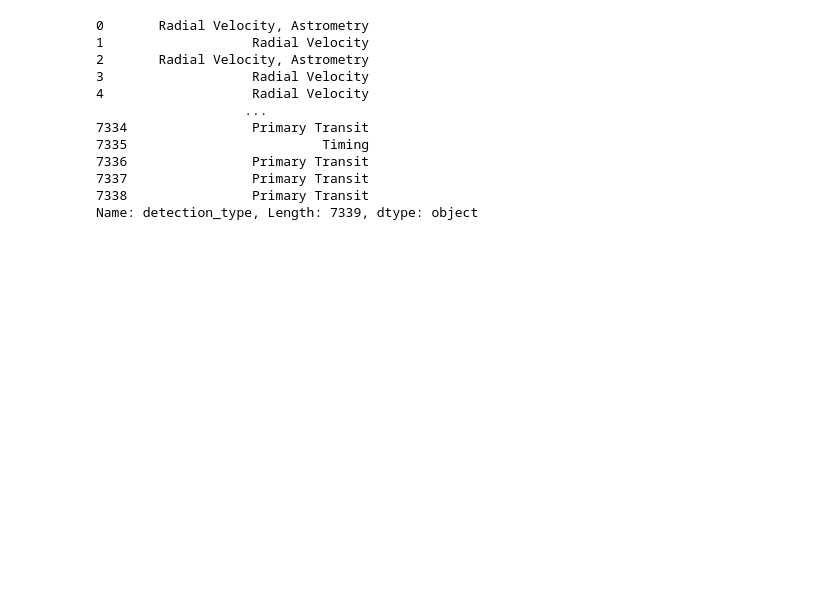
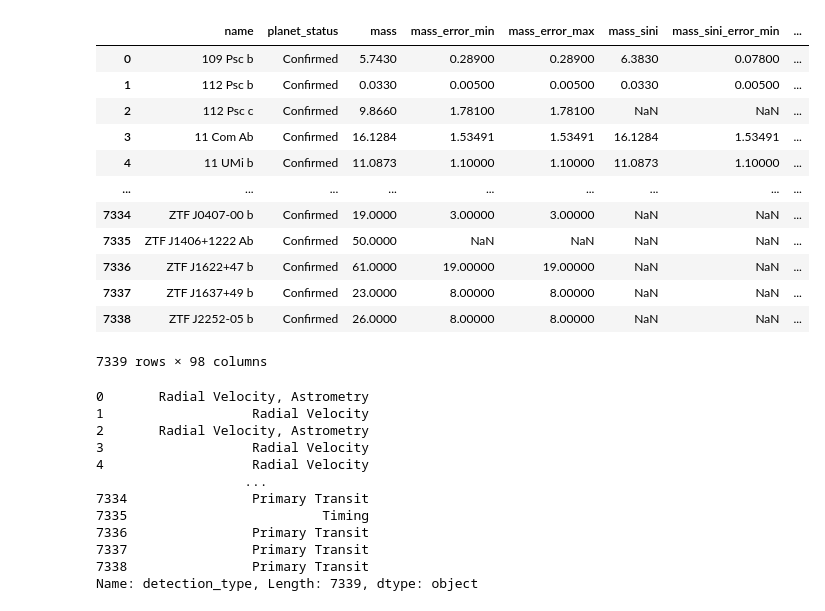
Before and after one commit to anibal-art/Roman_Rubin_NASA, a Jupyter notebook: planets.ipynb, the cells around one changed output. Drawn from its saved outputs; the diff is of its cells as text; code cells hidden in the pictures; blank space fills up the shorter version.

```diff
--- a/planets.ipynb
+++ b/planets.ipynb
@@ -1,20 +1,35 @@
 # %%
 import matplotlib.pyplot as plt
 import pandas as pd
 import numpy as np
 from tqdm.auto import tqdm
 from astropy import units as u
 from astropy import constants as const
 
 from bokeh.layouts import gridplot, row, Spacer
 from bokeh.plotting import figure, show
 from bokeh.io import output_notebook
 from bokeh.models import ColumnDataSource, HoverTool, Span
 from bokeh.transform import linear_cmap
 
 # File path
 file_path = "exoplanets_eu.csv"
 df = pd.read_csv(file_path, quotechar='"', skipinitialspace=True)
+display(df)
+# %% [output]
+|  | name | planet_status | mass | mass_error_min | mass_error_max | mass_sini | mass_sini_error_min | ... |
+| 0 | 109 Psc b | Confirmed | 5.7430 | 0.28900 | 0.28900 | 6.3830 | 0.07800 | ... |
+| 1 | 112 Psc b | Confirmed | 0.0330 | 0.00500 | 0.00500 | 0.0330 | 0.00500 | ... |
+| 2 | 112 Psc c | Confirmed | 9.8660 | 1.78100 | 1.78100 | NaN | NaN | ... |
+| 3 | 11 Com Ab | Confirmed | 16.1284 | 1.53491 | 1.53491 | 16.1284 | 1.53491 | ... |
+| 4 | 11 UMi b | Confirmed | 11.0873 | 1.10000 | 1.10000 | 11.0873 | 1.10000 | ... |
+| ... | ... | ... | ... | ... | ... | ... | ... | ... |
+| 7334 | ZTF J0407-00 b | Confirmed | 19.0000 | 3.00000 | 3.00000 | NaN | NaN | ... |
+| 7335 | ZTF J1406+1222 Ab | Confirmed | 50.0000 | NaN | NaN | NaN | NaN | ... |
+| 7336 | ZTF J1622+47 b | Confirmed | 61.0000 | 19.00000 | 19.00000 | NaN | NaN | ... |
+| 7337 | ZTF J1637+49 b | Confirmed | 23.0000 | 8.00000 | 8.00000 | NaN | NaN | ... |
+| 7338 | ZTF J2252-05 b | Confirmed | 26.0000 | 8.00000 | 8.00000 | NaN | NaN | ... |
+7339 rows × 98 columns
 # %%
 df['mass_measurement_type']
 df['detection_type']
```
Also changed, not shown: parts of 3 cells of this notebook.
